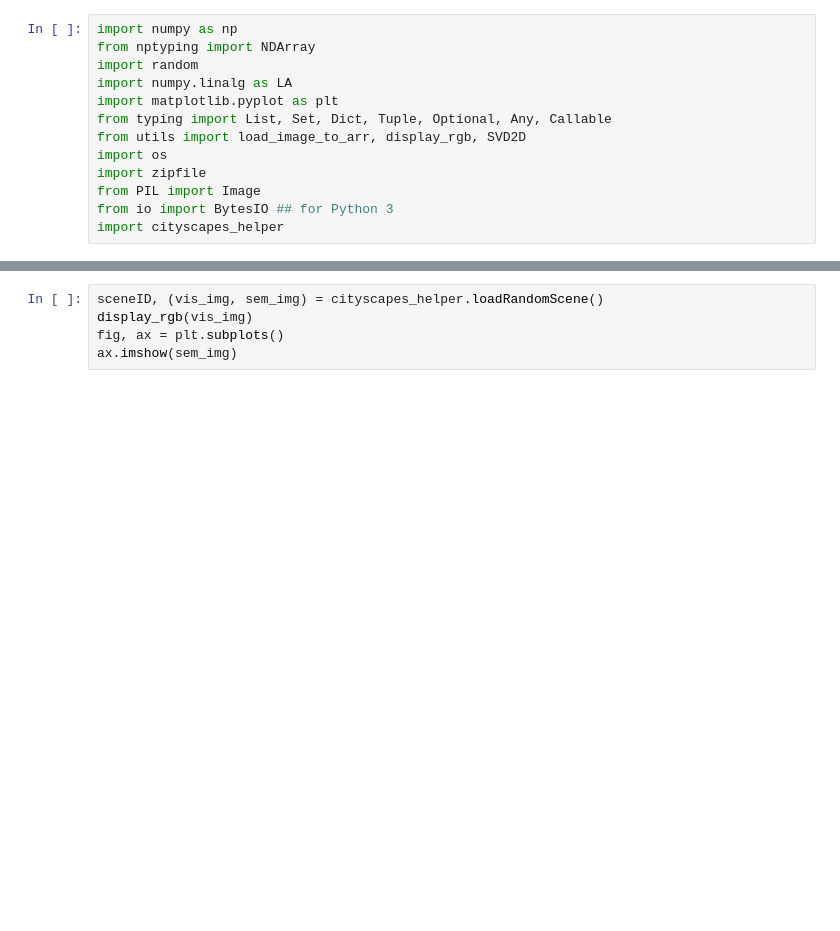
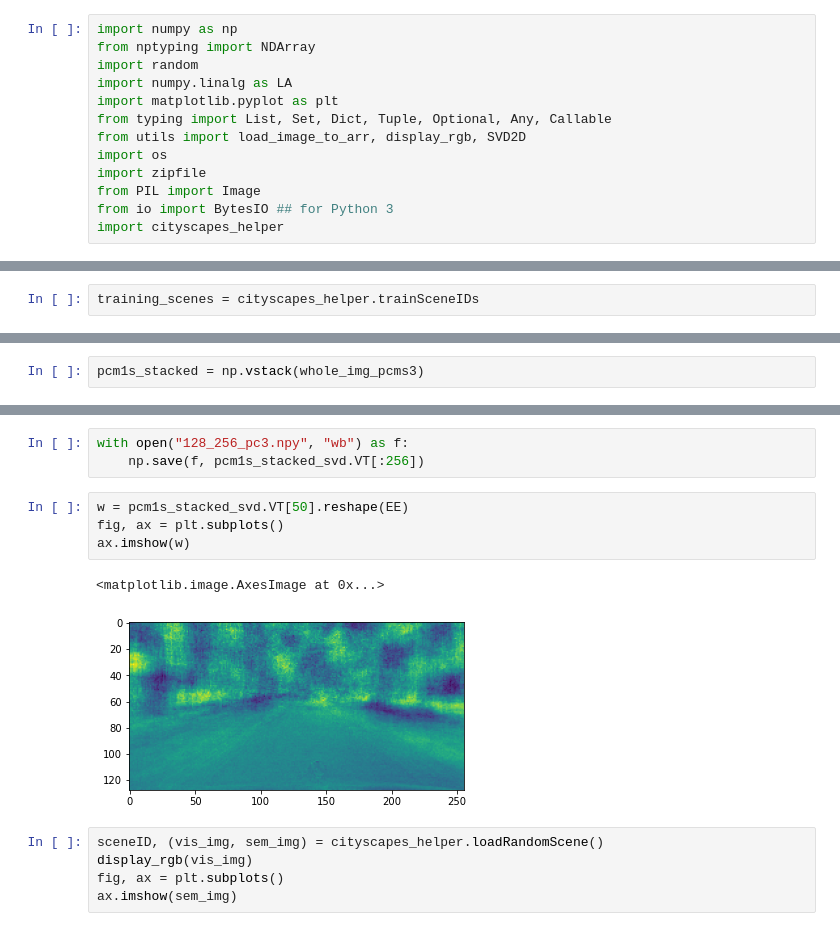
Before and after one commit to benthehuman1/UW-Vision-Segmentation, a Jupyter notebook: imgs_pca.ipynb, the cells around one changed output, grey strips where cells are left out. Cells and saved outputs as stored; diff of their text form; blank space fills up the shorter version.

```diff
--- a/imgs_pca.ipynb
+++ b/imgs_pca.ipynb
@@ -25,0 +23,2 @@ display_rgb(img)
+# %%
+training_scenes = cityscapes_helper.trainSceneIDs
@@ -25,0 +51,2 @@ display_rgb(img)
+# %%
+pcm1s_stacked = np.vstack(whole_img_pcms3)
@@ -26,3 +61,13 @@ display_rgb(img)
+# %%
+with open("128_256_pc3.npy", "wb") as f:
+    np.save(f, pcm1s_stacked_svd.VT[:256])
+# %%
+w = pcm1s_stacked_svd.VT[50].reshape(EE)
+fig, ax = plt.subplots()
+ax.imshow(w)
+# %% [output]
+<matplotlib.image.AxesImage at 0x...>
+[figure, added]
 # %%
 sceneID, (vis_img, sem_img) = cityscapes_helper.loadRandomScene()
 display_rgb(vis_img)
```
Also changed, not shown: parts of 4 cells of this notebook, 9 other files.
